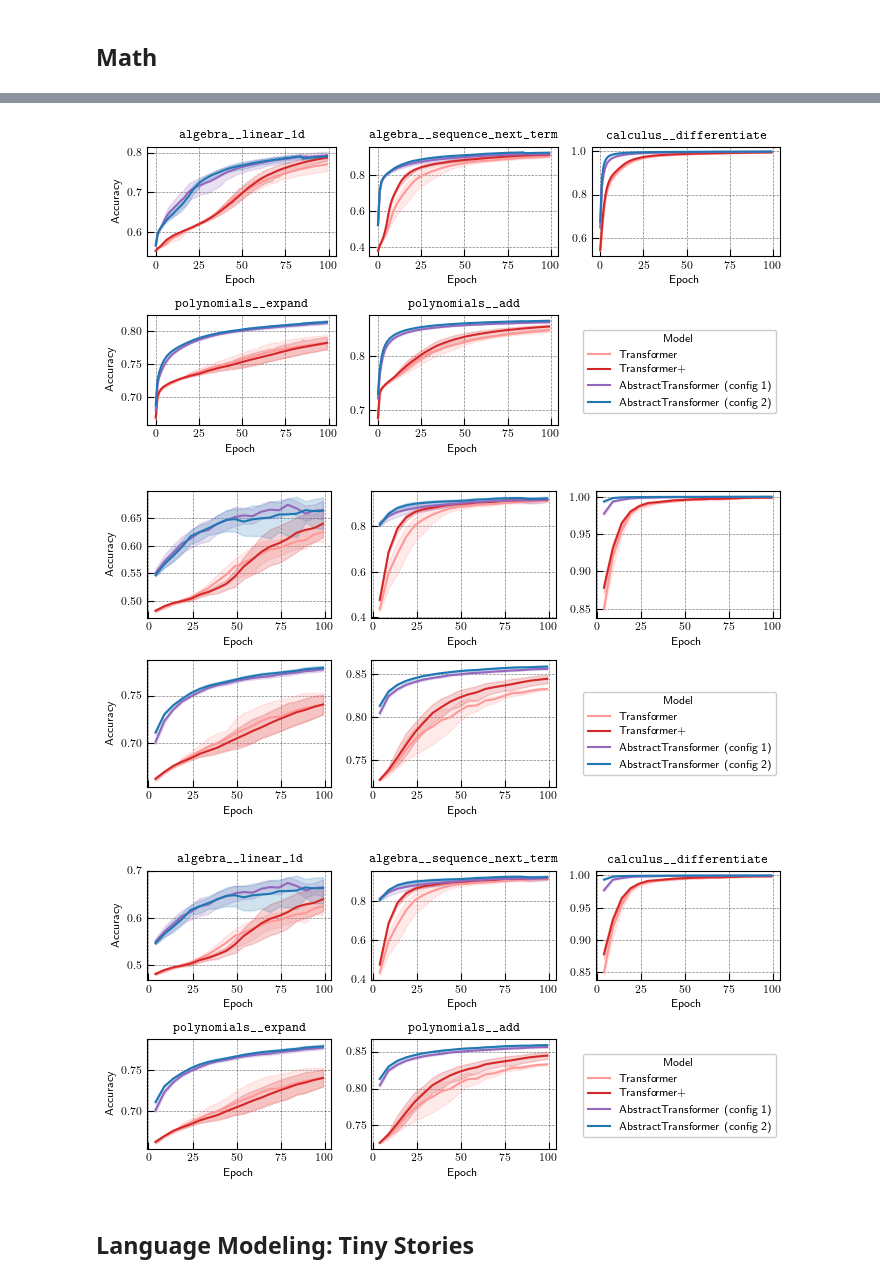
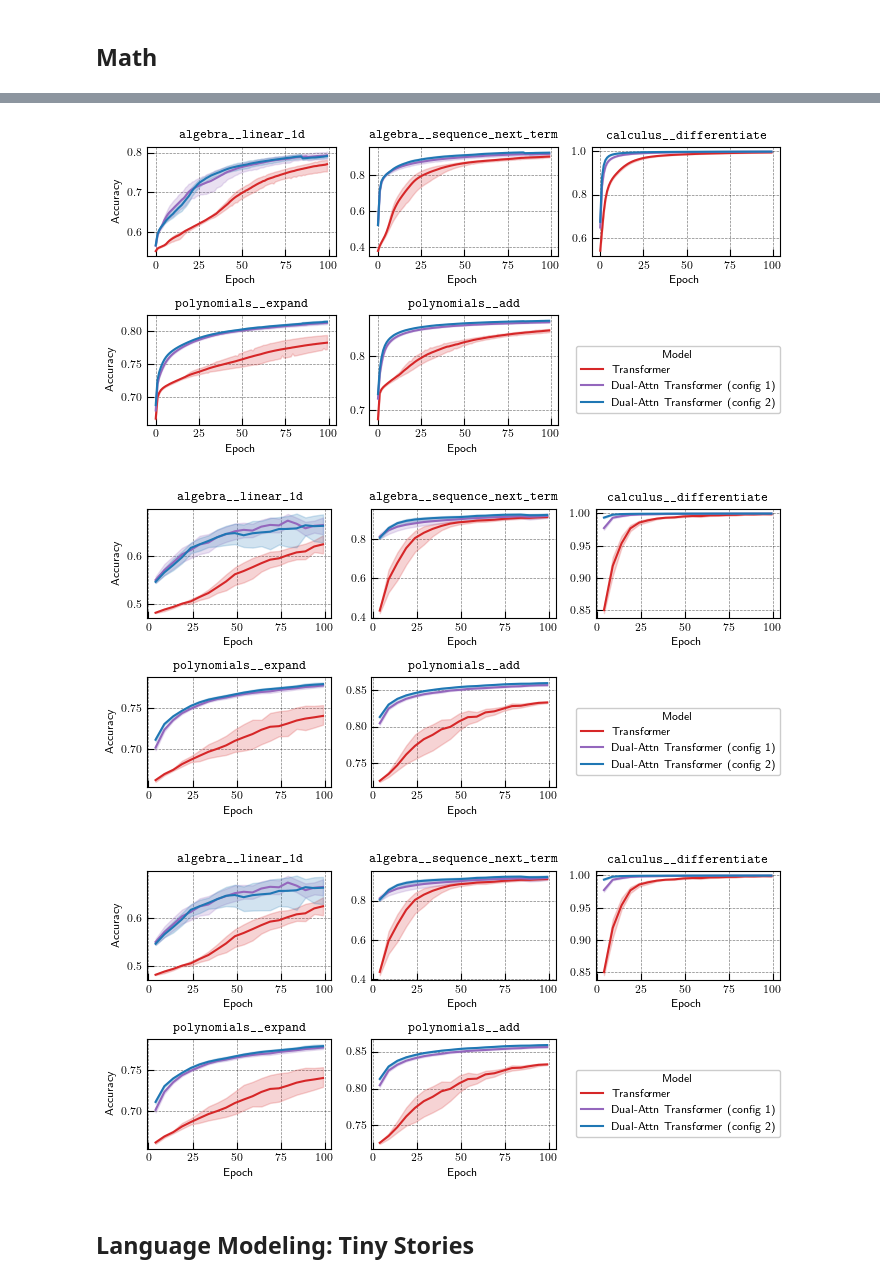
Before and after one commit to Awni00/abstract_transformer, a Jupyter notebook: figure_generation/figure_generation.ipynb, the cells around one changed output, grey strips where cells are left out. Drawn from its saved outputs; the diff is of its cells as text; code cells hidden in the pictures.

Commit message:
updated figure generation code

```diff
--- a/figure_generation/figure_generation.ipynb
+++ b/figure_generation/figure_generation.ipynb
@@ -198,7 +176,7 @@ axes = []
 for i, task in enumerate(tasks):
     # task filter
     task_filter = figure_data.Task == task
-    ax_data = figure_data[task_filter]
+    ax_data = figure_data.copy()[task_filter]
     # config filter
     ax_data = ax_data[ax_data['Symmetric RA']==False]
 
@@ -215,9 +193,11 @@ for i, task in enumerate(tasks):
 # create custom legend
 from matplotlib.lines import Line2D
 legend_elements = [*ax.get_lines()[:2], Line2D([0], [0], color='black', linestyle='-', label='Symmetric RA'), Line2D([0], [0], color='black', linestyle='--', label='Asymmetric RA')]
-legend_labels = ['$n_h^{{sa}}=1, n_h^{{ra}}=1$', '$n_h^{{sa}}=0, n_h^{{ra}}=2$', 'Disentangled Relational Attention', "Abstractor's RCA"]
+# legend_labels = ['$n_h^{{sa}}=1, n_h^{{ra}}=1$', '$n_h^{{sa}}=0, n_h^{{ra}}=2$', 'Disentangled Relational Attention', "Abstractor's RCA"]
+legend_labels = [f'{our_model_name} ($n_h^{{sa}}=1, n_h^{{ra}}=1$)', f'{our_model_name} ($n_h^{{sa}}=0, n_h^{{ra}}=2$)', 'Relational Attention', "Abstractor's RCA"]
 
-fig.legend(handles=legend_elements, labels=legend_labels,  loc=(0.72, 0.15), fontsize='small', title='Model') # TODO: make larger? go back to medium
+# fig.legend(handles=legend_elements, labels=legend_labels,  loc=(0.69, 0.15), fontsize='medium', title='Model')
+fig.legend(handles=legend_elements, labels=legend_labels,  loc=(0.675, 0.15), fontsize='small', title='Model')
 fig.set_tight_layout(True)
 fig.savefig(f'{save_dir}/relgames/relgames_learning_curves_rcatype_ablation.pdf')
 # %% [output]
@@ -285,5 +207,26 @@ models = {
 # %%
 figure_data = pd.read_csv('figure_data/math/run_history_all.csv')
+# %%
+# bar plot figure
+color_map_ = {
+    f'{our_model_name} (config 1)': cmap(8), # purple
+    f'{our_model_name} (config 2)': cmap(0), # blue
+    # 'Transformer': cmap(7), # lighter red
+    'Transformer': cmap(6), # red
+    # 'Transformer+': cmap(6), # red # NOTE: removed Transformer+ for now
+    # 'Transformer+': cmap(4),
+    }
+
+
+models = {
+    'e_sa=8; e_rca=0; d_sa=8; d_rca=0; d_cross=8; d=128; rca_type=NA, symbol_type=NA; el=2; dl=2': 'Transformer',
+    # 'ee=8; ea=0; de=8; da=0; dc=8; el=2; dl=2': 'Transformer',
+    # 'e_sa=8; e_rca=0; d_sa=8; d_rca=0; d_cross=8; d=144; rca_type=NA, symbol_type=NA; el=2; dl=2': 'Transformer+', # NOTE: removed Transformer+ for now
+    'e_sa=4; e_rca=4; d_sa=8; d_rca=0; d_cross=8; d=128; rca_type=disentangled_v2, symbol_type=pos_relative; el=2; dl=2': f'{our_model_name} (config 1)',
+    'e_sa=4; e_rca=4; d_sa=4; d_rca=4; d_cross=8; d=128; rca_type=disentangled_v2, symbol_type=pos_relative; el=2; dl=2': f'{our_model_name} (config 2)',
+    # 'e_sa=4; e_rca=4; d_sa=8; d_rca=0; d_cross=8; rca_dis=True, el=2; dl=2': 'AbstractTransformer (v1; OGRCA)',
+    # 'e_sa=4; e_rca=4; d_sa=4; d_rca=4; d_cross=8; rca_dis=True, el=2; dl=2': 'AbstractTransformer (v2; OGRCA)',
+    }
 # %%
 figure_data.rename(columns={
     'epoch': 'Epoch', 'interpolate_teacher_forcing_acc': 'Accuracy (Interpolation)', 'extrapolate_teacher_forcing_acc': 'Accuracy (Extrapolation)',
@@ -325,7 +268,7 @@ fig = plt.figure(figsize=(7,3.5))
 axes = []
 for i, task in enumerate(tasks):
     task_filter = figure_data.Task == task
-    ax_data = figure_data[task_filter]
+    ax_data = figure_data.copy()[task_filter]
 
     ax = fig.add_subplot(2, 3, i+1)
     sns.lineplot(ax_data, ax=ax, x='Epoch', y='Accuracy (Training)', hue='Model', legend=False,  palette=color_map_,
@@ -337,35 +280,38 @@ for i, task in enumerate(tasks):
     else:
         ax.set_ylabel('Accuracy')
 
-fig.legend(handles=ax.get_lines(), labels=models.values(),  loc=(0.7, 0.15), fontsize='medium', title='Model')
+fig.legend(handles=ax.get_lines(), labels=models.values(),  loc=(0.69, 0.15), fontsize='medium', title='Model')
+# fig.legend(handles=ax.get_lines(), labels=models.values(),  loc=(0.75, 0.15), fontsize='medium', title='Model')
 fig.set_tight_layout(True)
 fig.savefig(f'{save_dir}/math/math_training_curves_trainacc.pdf')
 # %% [output]
-[figure, old version]
+[figure, new version]
 # %%
 tasks = figure_data.Task.unique()
 
 fig = plt.figure(figsize=(7,3.5))
 
 axes = []
 for i, task in enumerate(tasks):
     task_filter = figure_data.Task == task
-    ax_data = figure_data[task_filter]
+    ax_data = figure_data.copy()[task_filter]
 
     ax = fig.add_subplot(2, 3, i+1)
     sns.lineplot(ax_data, ax=ax, x='Epoch', y='Accuracy (Interpolation)', hue='Model', legend=False,  palette=color_map_,
         # estimator='mean', errorbar=('se', 1.96))
         estimator='mean', errorbar=('ci', 95))
+    ax.set_title(task)
     if (i % 3) != 0:
         ax.set_ylabel('')
     else:
         ax.set_ylabel('Accuracy')
 
-fig.legend(handles=ax.get_lines(), labels=models.values(),  loc=(0.7, 0.15), fontsize='medium', title='Model')
+fig.legend(handles=ax.get_lines(), labels=models.values(),  loc=(0.69, 0.15), fontsize='medium', title='Model')
+# fig.legend(handles=ax.get_lines(), labels=models.values(),  loc=(0.75, 0.15), fontsize='medium', title='Model')
 fig.set_tight_layout(True)
 fig.savefig(f'{save_dir}/math/math_training_curves_interpolation.pdf')
 # %% [output]
-[figure, old version]
+[figure, new version]
 # %%
 tasks = figure_data.Task.unique()
 
@@ -374,7 +320,7 @@ fig = plt.figure(figsize=(7,3.5))
 axes = []
 for i, task in enumerate(tasks):
     task_filter = figure_data.Task == task
-    ax_data = figure_data[task_filter]
+    ax_data = figure_data.copy()[task_filter]
 
     ax = fig.add_subplot(2, 3, i+1)
     sns.lineplot(ax_data, ax=ax, x='Epoch', y='Accuracy (Extrapolation)', hue='Model', legend=False,  palette=color_map_,
@@ -386,11 +332,12 @@ for i, task in enumerate(tasks):
     else:
         ax.set_ylabel('Accuracy')
 
-fig.legend(handles=ax.get_lines(), labels=models.values(),  loc=(0.7, 0.15), fontsize='medium', title='Model')
+fig.legend(handles=ax.get_lines(), labels=models.values(),  loc=(0.69, 0.15), fontsize='medium', title='Model')
+# fig.legend(handles=ax.get_lines(), labels=models.values(),  loc=(0.75, 0.15), fontsize='medium', title='Model')
 fig.set_tight_layout(True)
 fig.savefig(f'{save_dir}/math/math_training_curves_extrapolation.pdf')
 # %% [output]
-[figure, old version]
+[figure, new version]
 # %% [markdown]
 ## Language Modeling: Tiny Stories
 # %%
```
Also changed, not shown: parts of 34 cells of this notebook.
